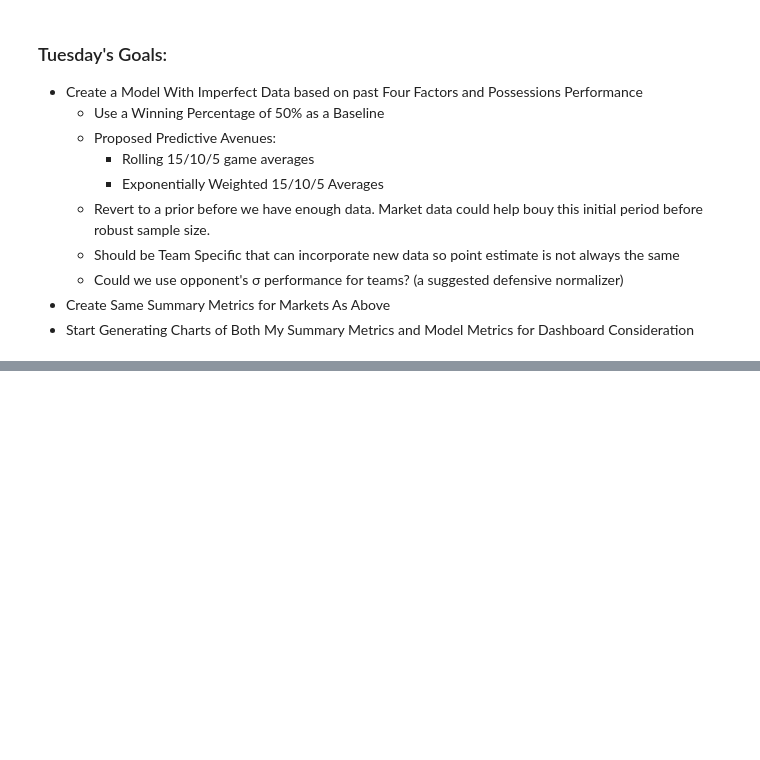
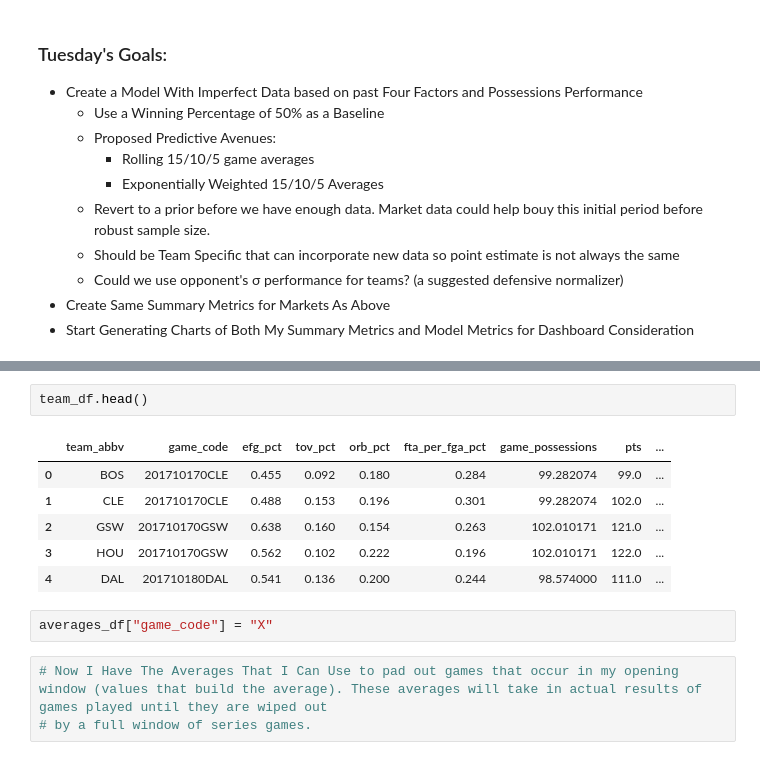
Before and after one commit to kyle-rgb/NBA_Sportsbook_Project, a Jupyter notebook: notebooks/Model_Stage.ipynb, the cells around one changed output, grey strips where cells are left out. Drawn from its saved outputs; the diff is of its cells as text; blank space fills up the shorter version.

```diff
--- a/notebooks/Model_Stage.ipynb
+++ b/notebooks/Model_Stage.ipynb
@@ -1231,0 +1286,14 @@ market_decision_matrix
+# %%
+team_df.head()
+# %% [output]
+|  | team_abbv | game_code | efg_pct | tov_pct | orb_pct | fta_per_fga_pct | game_possessions | pts | ... |
+| 0 | BOS | 201710170CLE | 0.455 | 0.092 | 0.180 | 0.284 | 99.282074 | 99.0 | ... |
+| 1 | CLE | 201710170CLE | 0.488 | 0.153 | 0.196 | 0.301 | 99.282074 | 102.0 | ... |
+| 2 | GSW | 201710170GSW | 0.638 | 0.160 | 0.154 | 0.263 | 102.010171 | 121.0 | ... |
+| 3 | HOU | 201710170GSW | 0.562 | 0.102 | 0.222 | 0.196 | 102.010171 | 122.0 | ... |
+| 4 | DAL | 201710180DAL | 0.541 | 0.136 | 0.200 | 0.244 | 98.574000 | 111.0 | ... |
+# %%
+averages_df["game_code"] = "X"
+# %%
+# Now I Have The Averages That I Can Use to pad out games that occur in my opening window (values that build the average). These averages will take in actual results of games played until they are wiped out
+# by a full window of series games.
```
Also changed, not shown: parts of 29 cells of this notebook, 1 other file.
